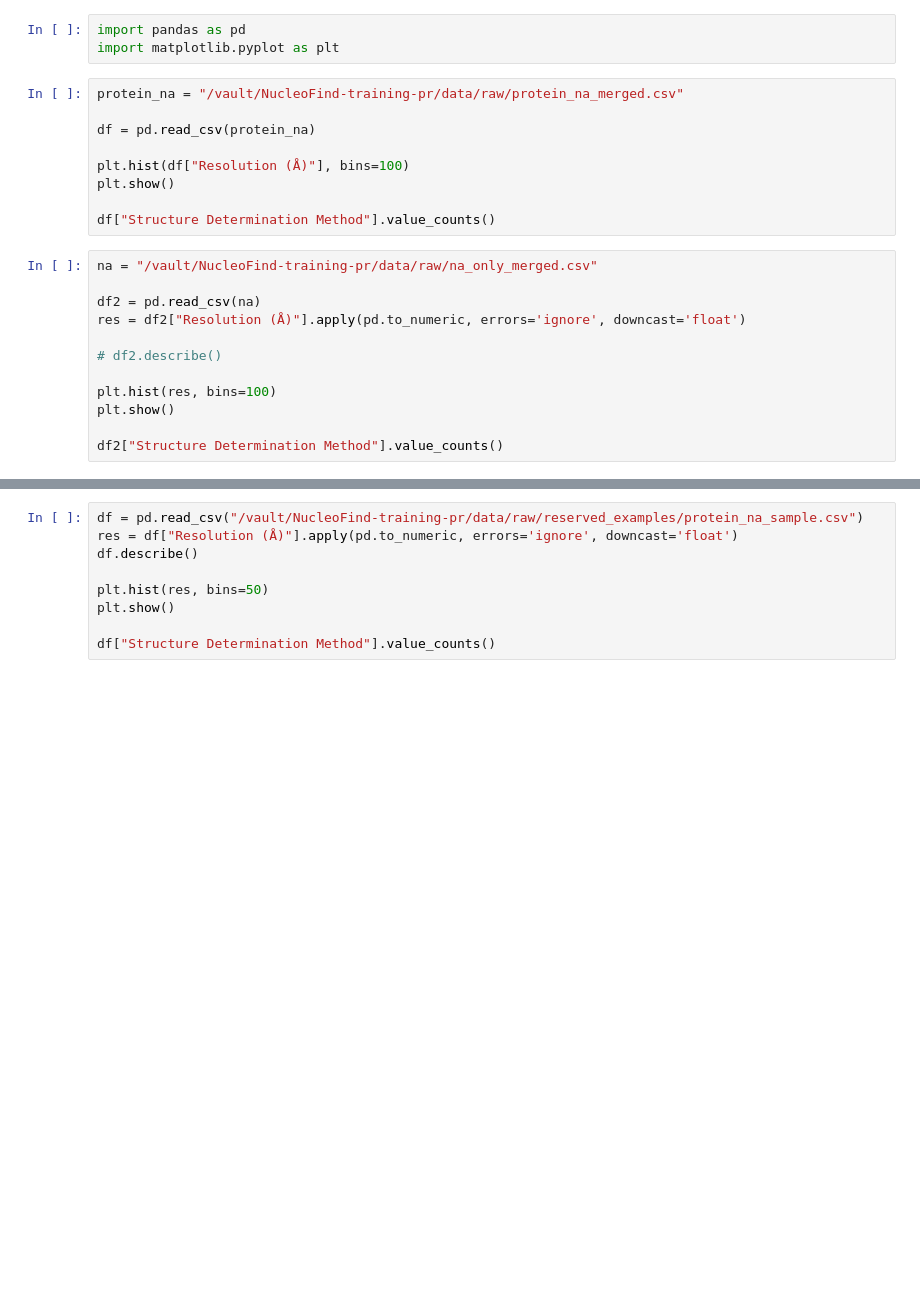
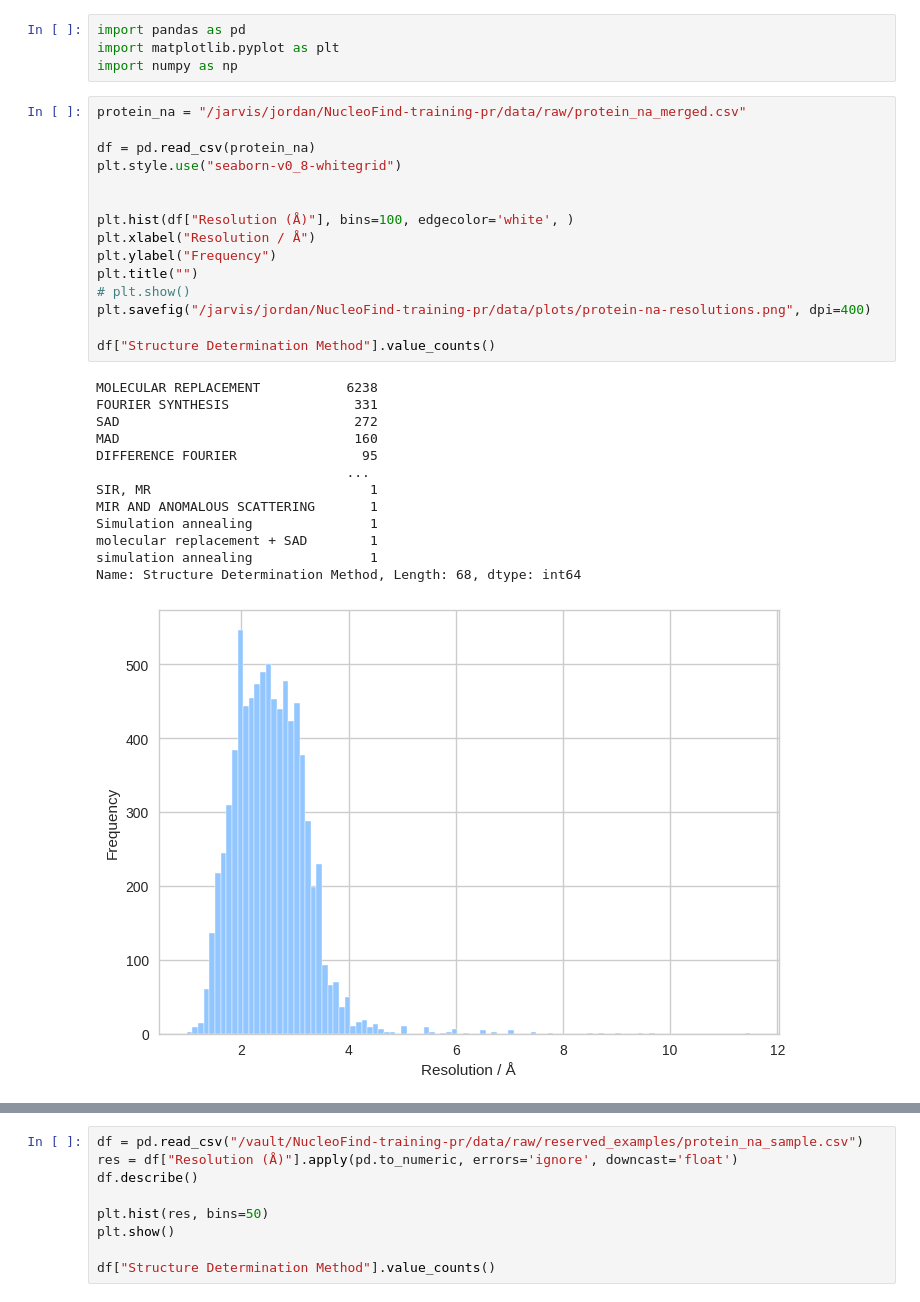
Before and after one commit to Dialpuri/NucleoFind-training, a Jupyter notebook: dataset_creation/raw_data_stats.ipynb, the cells around one changed output, grey strips where cells are left out. Drawn from its saved outputs; the diff is of its cells as text; blank space fills up the shorter version.

```diff
--- a/dataset_creation/raw_data_stats.ipynb
+++ b/dataset_creation/raw_data_stats.ipynb
@@ -1,24 +1,33 @@
 # %%
 import pandas as pd
 import matplotlib.pyplot as plt
+import numpy as np
 # %%
-protein_na = "/vault/NucleoFind-training-pr/data/raw/protein_na_merged.csv"
+protein_na = "/jarvis/jordan/NucleoFind-training-pr/data/raw/protein_na_merged.csv"
 
 df = pd.read_csv(protein_na)
+plt.style.use("seaborn-v0_8-whitegrid")
 
-plt.hist(df["Resolution (Å)"], bins=100)
-plt.show()
+
+plt.hist(df["Resolution (Å)"], bins=100, edgecolor='white', )
+plt.xlabel("Resolution / Å")
+plt.ylabel("Frequency")
+plt.title("")
+# plt.show()
+plt.savefig("/jarvis/jordan/NucleoFind-training-pr/data/plots/protein-na-resolutions.png", dpi=400)
 
 df["Structure Determination Method"].value_counts()
+# %% [output]
+MOLECULAR REPLACEMENT           6238
+FOURIER SYNTHESIS                331
+SAD                              272
+MAD                              160
+DIFFERENCE FOURIER                95
+                                ...
+SIR, MR                            1
+MIR AND ANOMALOUS SCATTERING       1
+Simulation annealing               1
+molecular replacement + SAD        1
+simulation annealing               1
+Name: Structure Determination Method, Length: 68, dtype: int64
+[figure, added]
-# %%
-na = "/vault/NucleoFind-training-pr/data/raw/na_only_merged.csv"
-
-df2 = pd.read_csv(na)
-res = df2["Resolution (Å)"].apply(pd.to_numeric, errors='ignore', downcast='float')
-
-# df2.describe()
-
-plt.hist(res, bins=100)
-plt.show()
-
-df2["Structure Determination Method"].value_counts()
```
Also changed, not shown: parts of 2 cells of this notebook, 2 other files.
